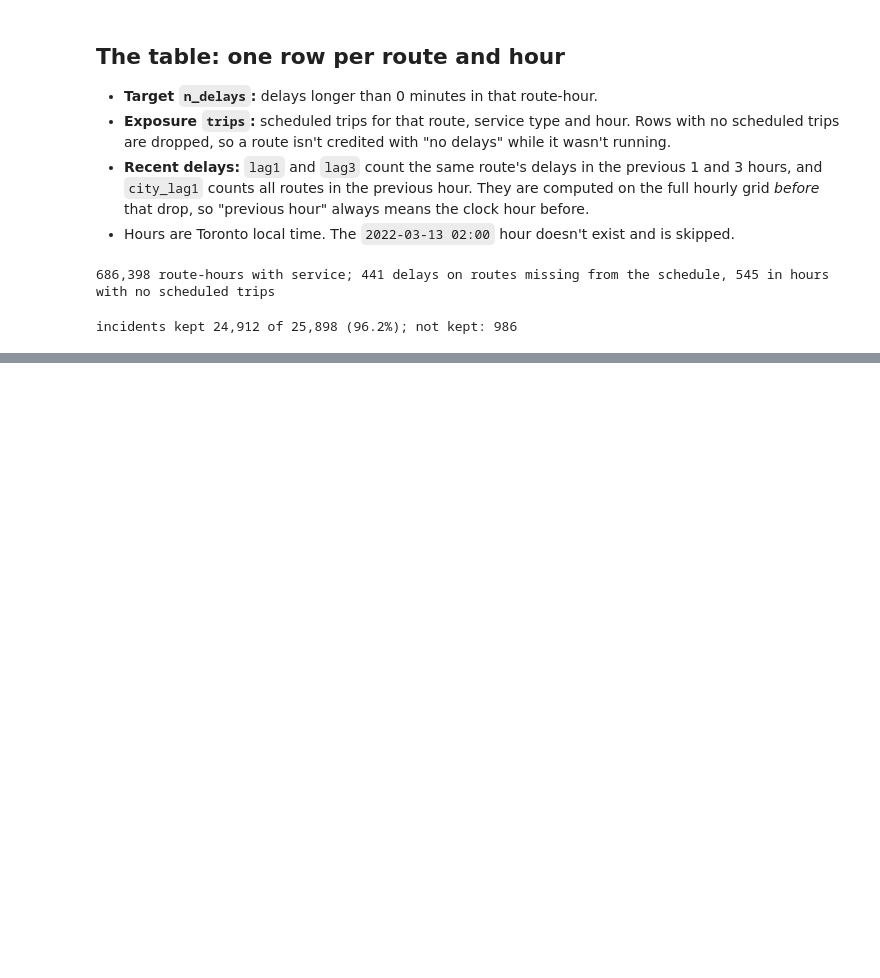
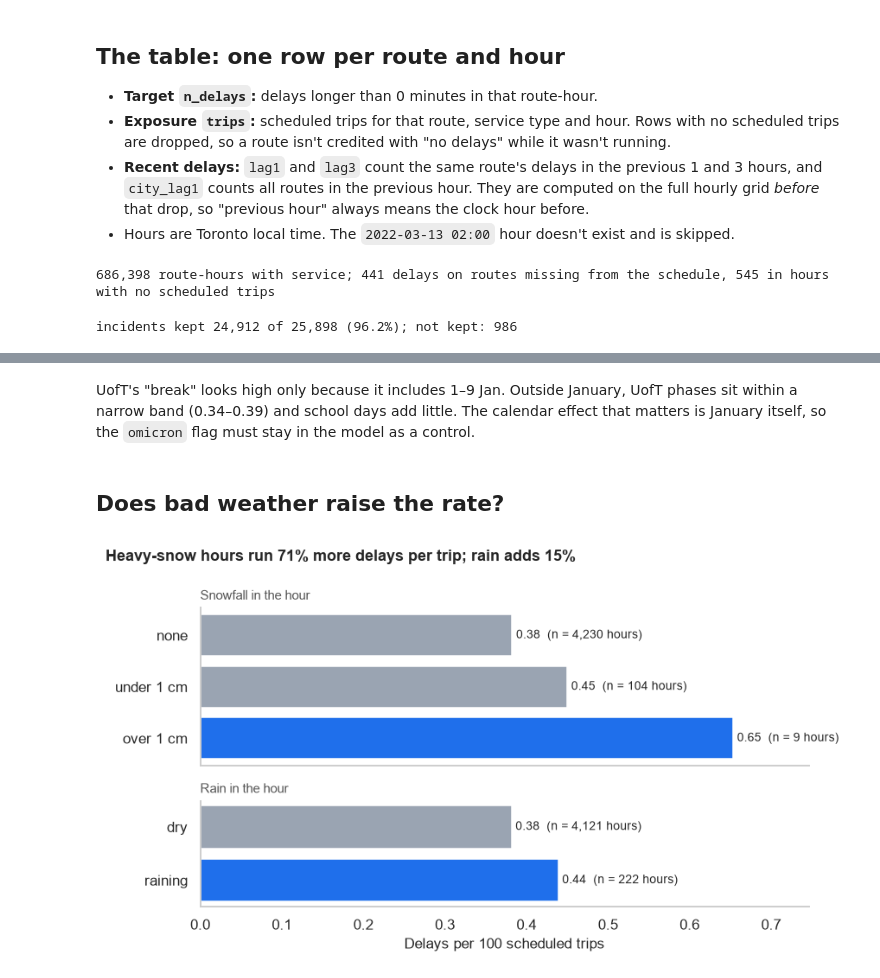
Before and after one commit to raraspradnya/actransit-reliability, a Jupyter notebook: toronto_eda.ipynb, the cells around one changed output, grey strips where cells are left out. Saved outputs shown, nothing was run; the diff lists cells and outputs as text; code cells hidden in the pictures; blank space fills up the shorter version.

```diff
--- a/toronto_eda.ipynb
+++ b/toronto_eda.ipynb
@@ -362,0 +414,19 @@ incidents kept 24,912 of 25,898 (96.2%); not kept: 986
+# %% [markdown]
+UofT's "break" looks high only because it includes 1–9 Jan. Outside January, UofT phases sit within a narrow band (0.34–0.39) and school days add little. The calendar effect that matters is January itself, so the `omicron` flag must stay in the model as a control.
+# %% [markdown]
+## Does bad weather raise the rate?
+# %%
+snow = rates(pd.cut(rh.snowfall_cm, [-0.01, 0, 1, 100], labels=["none", "under 1 cm", "over 1 cm"]))
+rain = rates(np.where(rh.rain_mm > 0, "raining", "dry")).reindex(["dry", "raining"])
+fig, axes = plt.subplots(2, 1, sharex=True, figsize=(8, 4.5), height_ratios=[3, 2])
+rate_bars(axes[0], snow, "hours", accent={"over 1 cm"})
+rate_bars(axes[1], rain, "hours", accent={"raining"})
+axes[0].set_title("Snowfall in the hour", fontsize=10, fontweight="normal", color="#555")
+axes[1].set_title("Rain in the hour", fontsize=10, fontweight="normal", color="#555")
+axes[1].set_xlabel("Delays per 100 scheduled trips")
+fig.suptitle(f"Heavy-snow hours run {snow.rate['over 1 cm'] / snow.rate['none'] - 1:.0%} more delays per trip; rain adds {rain.rate['raining'] / rain.rate['dry'] - 1:.0%}",
+             x=0.01, ha="left", fontsize=12, fontweight="bold")
+fig.tight_layout()
+plt.show()
+# %% [output]
+[figure, added]
```
Also changed, not shown: parts of 16 cells of this notebook.
